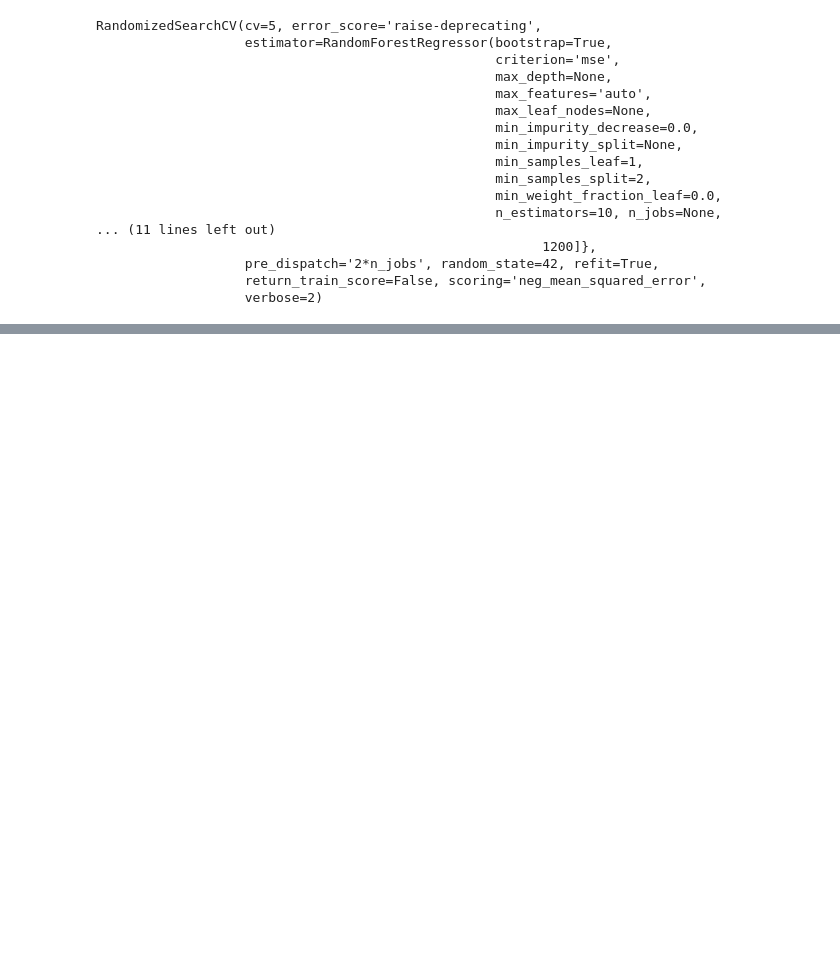
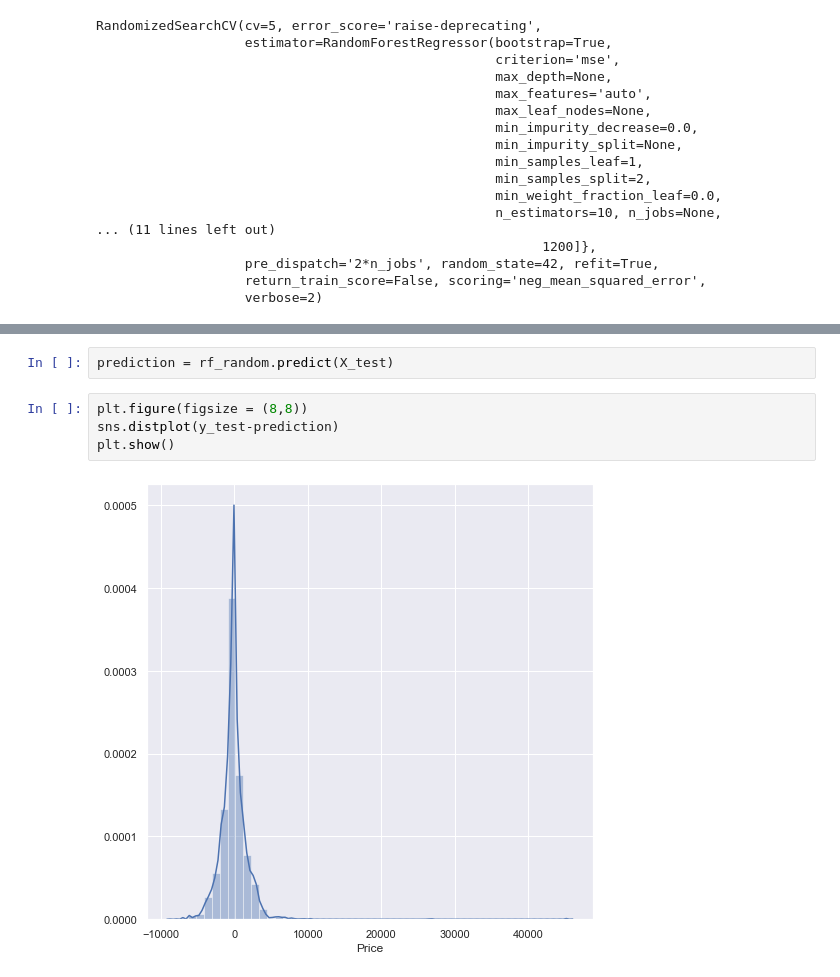
Before and after one commit to shashank9046/Flight-Price-Prediction, a Jupyter notebook: Untitled.ipynb, the cells around one changed output, grey strips where cells are left out. Saved outputs shown, nothing was run; the diff lists cells and outputs as text; blank space fills up the shorter version.

```diff
--- a/Untitled.ipynb
+++ b/Untitled.ipynb
@@ -698,0 +707,8 @@ RandomizedSearchCV(cv=5, error_score='raise-deprecating',
+# %%
+prediction = rf_random.predict(X_test)
+# %%
+plt.figure(figsize = (8,8))
+sns.distplot(y_test-prediction)
+plt.show()
+# %% [output]
+[figure, added]
```
Also changed, not shown: parts of 4 cells of this notebook, 1 other file.
